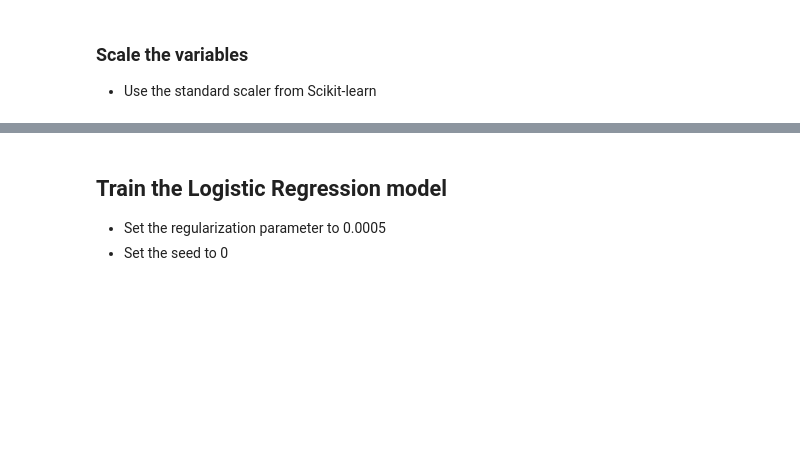
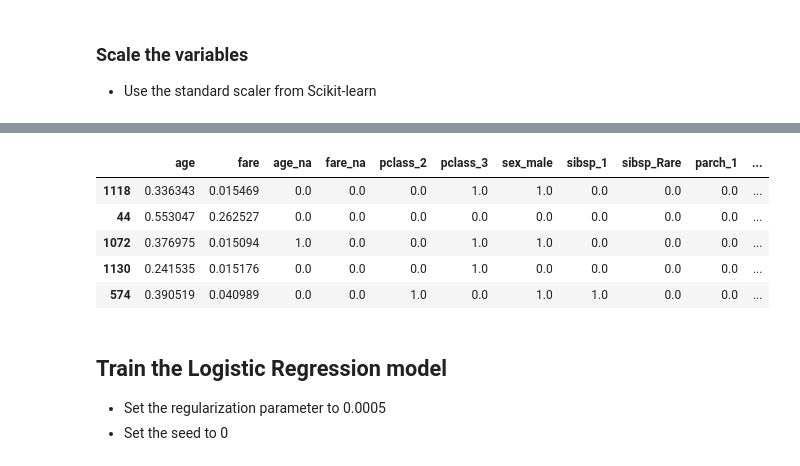
Before and after one commit to lohiermichael/deployment-of-machine-learning-models, a Jupyter notebook: section_2:machine_learning_pipeline-research/assignment/Predicting-Survival-Titanic-Assignement.ipynb, the cells around one changed output, grey strips where cells are left out. Saved outputs shown, nothing was run; the diff lists cells and outputs as text; code cells hidden in the pictures; blank space fills up the shorter version.

```diff
--- a/section_2:machine_learning_pipeline-research/assignment/Predicting-Survival-Titanic-Assignement.ipynb
+++ b/section_2:machine_learning_pipeline-research/assignment/Predicting-Survival-Titanic-Assignement.ipynb
@@ -317,0 +361,3 @@ for var in vars_cat:
+# %%
+for var in vars_cat:
+    print(X_test[var].value_counts())
@@ -324,3 +416,6 @@ for var in vars_cat:
 ### Scale the variables
 
 - Use the standard scaler from Scikit-learn
+# %%
+train_vars = [var for var in X_train.columns if var != 'embarked_Rare']
+train_vars
@@ -327,3 +442,23 @@ for var in vars_cat:
+# %%
+# create scaler
+scaler = MinMaxScaler()
+
+#  fit  the scaler to the train set
+scaler.fit(X_train[train_vars])
+
+# transform the train and test set
+X_train[train_vars] = scaler.transform(X_train[train_vars])
+
+X_test[train_vars] = scaler.transform(X_test[train_vars])
+# %%
+X_train.head()
+# %% [output]
+|  | age | fare | age_na | fare_na | pclass_2 | pclass_3 | sex_male | sibsp_1 | sibsp_Rare | parch_1 | ... |
+| 1118 | 0.336343 | 0.015469 | 0.0 | 0.0 | 0.0 | 1.0 | 1.0 | 0.0 | 0.0 | 0.0 | ... |
+| 44 | 0.553047 | 0.262527 | 0.0 | 0.0 | 0.0 | 0.0 | 0.0 | 0.0 | 0.0 | 0.0 | ... |
+| 1072 | 0.376975 | 0.015094 | 1.0 | 0.0 | 0.0 | 1.0 | 1.0 | 0.0 | 0.0 | 0.0 | ... |
+| 1130 | 0.241535 | 0.015176 | 0.0 | 0.0 | 0.0 | 1.0 | 0.0 | 0.0 | 0.0 | 0.0 | ... |
+| 574 | 0.390519 | 0.040989 | 0.0 | 0.0 | 1.0 | 0.0 | 1.0 | 1.0 | 0.0 | 0.0 | ... |
 # %% [markdown]
 ## Train the Logistic Regression model
 
```
Also changed, not shown: parts of 9 cells of this notebook.
